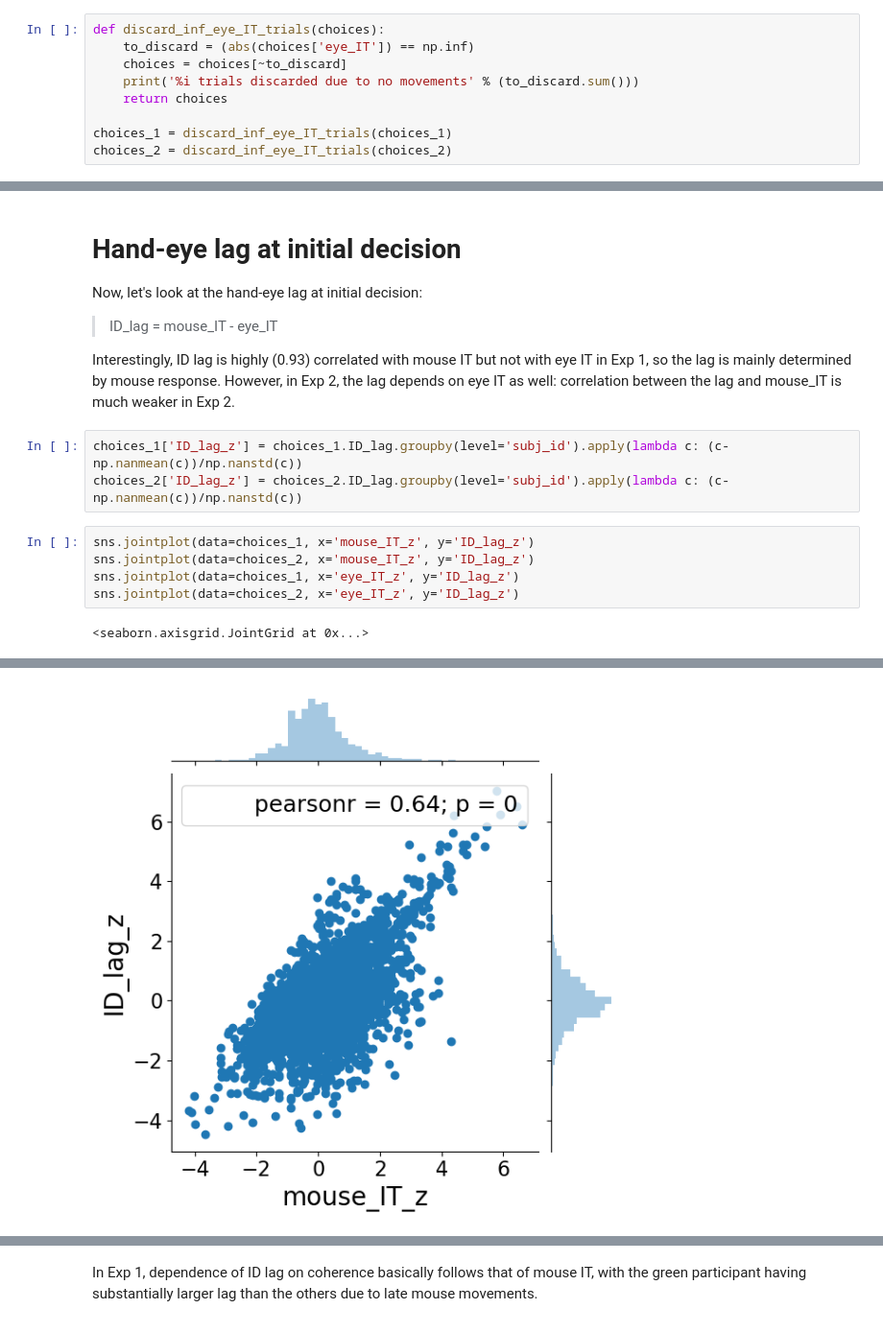
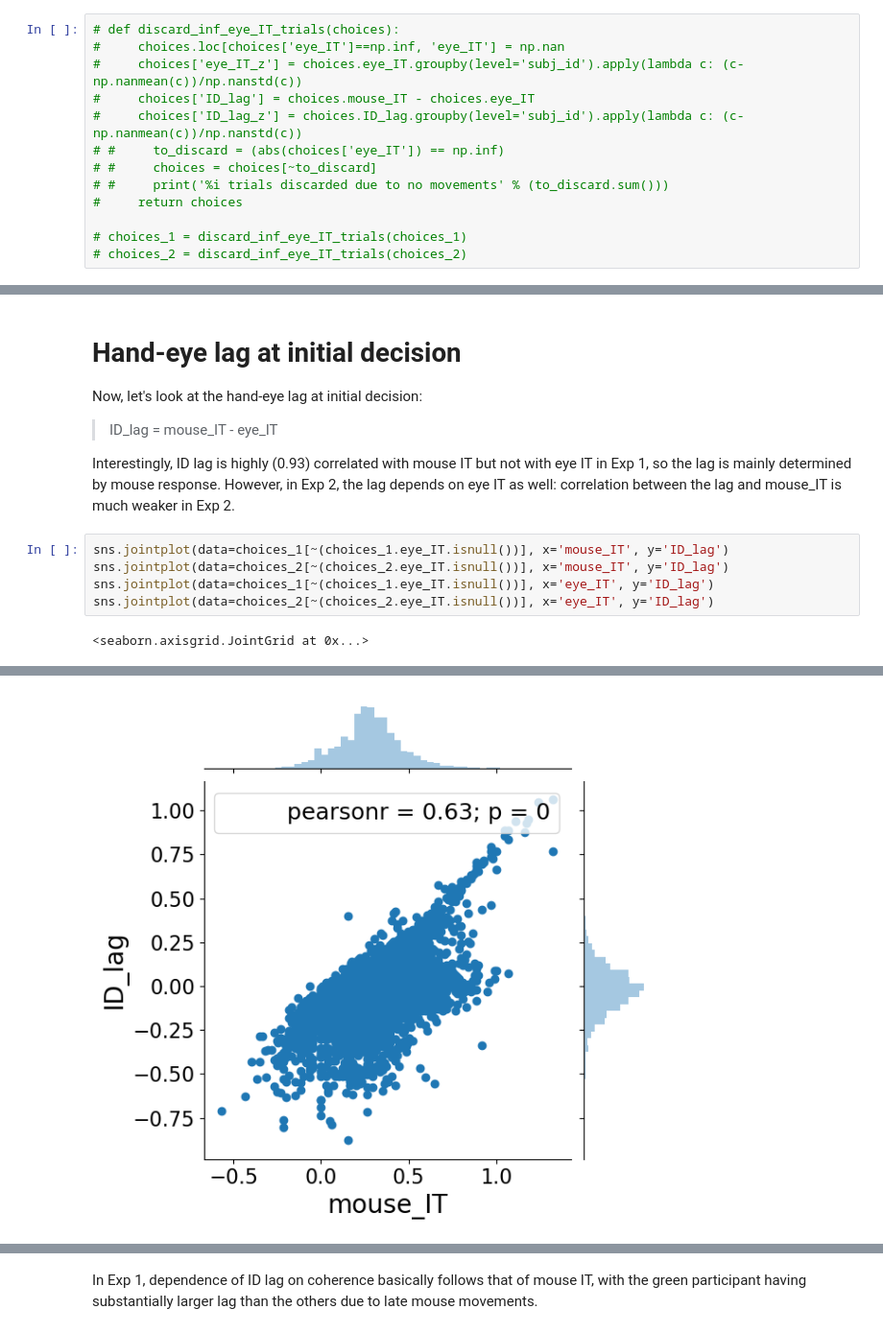
Before and after one commit to cherepaha/eyehandrdk, a Jupyter notebook: initiation_times.ipynb, the cells around one changed output, grey strips where cells are left out. Shown at 96% size. Cells and saved outputs as stored; diff of their text form.

```diff
--- a/initiation_times.ipynb
+++ b/initiation_times.ipynb
@@ -57,9 +57,13 @@ We have to drop infinite eye initation times. This happens when eye does not mov
 # %%
-def discard_inf_eye_IT_trials(choices):
-    to_discard = (abs(choices['eye_IT']) == np.inf)
-    choices = choices[~to_discard]
-    print('%i trials discarded due to no movements' % (to_discard.sum()))
-    return choices
+# def discard_inf_eye_IT_trials(choices):
+#     choices.loc[choices['eye_IT']==np.inf, 'eye_IT'] = np.nan
+#     choices['eye_IT_z'] = choices.eye_IT.groupby(level='subj_id').apply(lambda c: (c-np.nanmean(c))/np.nanstd(c))
+#     choices['ID_lag'] = choices.mouse_IT - choices.eye_IT
+#     choices['ID_lag_z'] = choices.ID_lag.groupby(level='subj_id').apply(lambda c: (c-np.nanmean(c))/np.nanstd(c))
+# #     to_discard = (abs(choices['eye_IT']) == np.inf)
+# #     choices = choices[~to_discard]
+# #     print('%i trials discarded due to no movements' % (to_discard.sum()))
+#     return choices
 
-choices_1 = discard_inf_eye_IT_trials(choices_1)
-choices_2 = discard_inf_eye_IT_trials(choices_2)
+# choices_1 = discard_inf_eye_IT_trials(choices_1)
+# choices_2 = discard_inf_eye_IT_trials(choices_2)
@@ -264,13 +265,10 @@ Now, let's look at the hand-eye lag at initial decision:
 >ID_lag = mouse_IT - eye_IT
 
 Interestingly, ID lag is highly (0.93) correlated with mouse IT but not with eye IT in Exp 1, so the lag is mainly determined by mouse response. However, in Exp 2, the lag depends on eye IT as well: correlation between the lag and mouse_IT is much weaker in Exp 2.
-# %%
-choices_1['ID_lag_z'] = choices_1.ID_lag.groupby(level='subj_id').apply(lambda c: (c-np.nanmean(c))/np.nanstd(c))
-choices_2['ID_lag_z'] = choices_2.ID_lag.groupby(level='subj_id').apply(lambda c: (c-np.nanmean(c))/np.nanstd(c))
 # %%
-sns.jointplot(data=choices_1, x='mouse_IT_z', y='ID_lag_z')
-sns.jointplot(data=choices_2, x='mouse_IT_z', y='ID_lag_z')
-sns.jointplot(data=choices_1, x='eye_IT_z', y='ID_lag_z')
-sns.jointplot(data=choices_2, x='eye_IT_z', y='ID_lag_z')
+sns.jointplot(data=choices_1[~(choices_1.eye_IT.isnull())], x='mouse_IT', y='ID_lag')
+sns.jointplot(data=choices_2[~(choices_2.eye_IT.isnull())], x='mouse_IT', y='ID_lag')
+sns.jointplot(data=choices_1[~(choices_1.eye_IT.isnull())], x='eye_IT', y='ID_lag')
+sns.jointplot(data=choices_2[~(choices_2.eye_IT.isnull())], x='eye_IT', y='ID_lag')
 # %% [output]
 <seaborn.axisgrid.JointGrid at 0x...>
@@ -278 +276 @@ sns.jointplot(data=choices_2, x='eye_IT_z', y='ID_lag_z')
-[figure, old version]
+[figure, new version]
```
Also changed, not shown: parts of 23 cells of this notebook, 2 other files.
